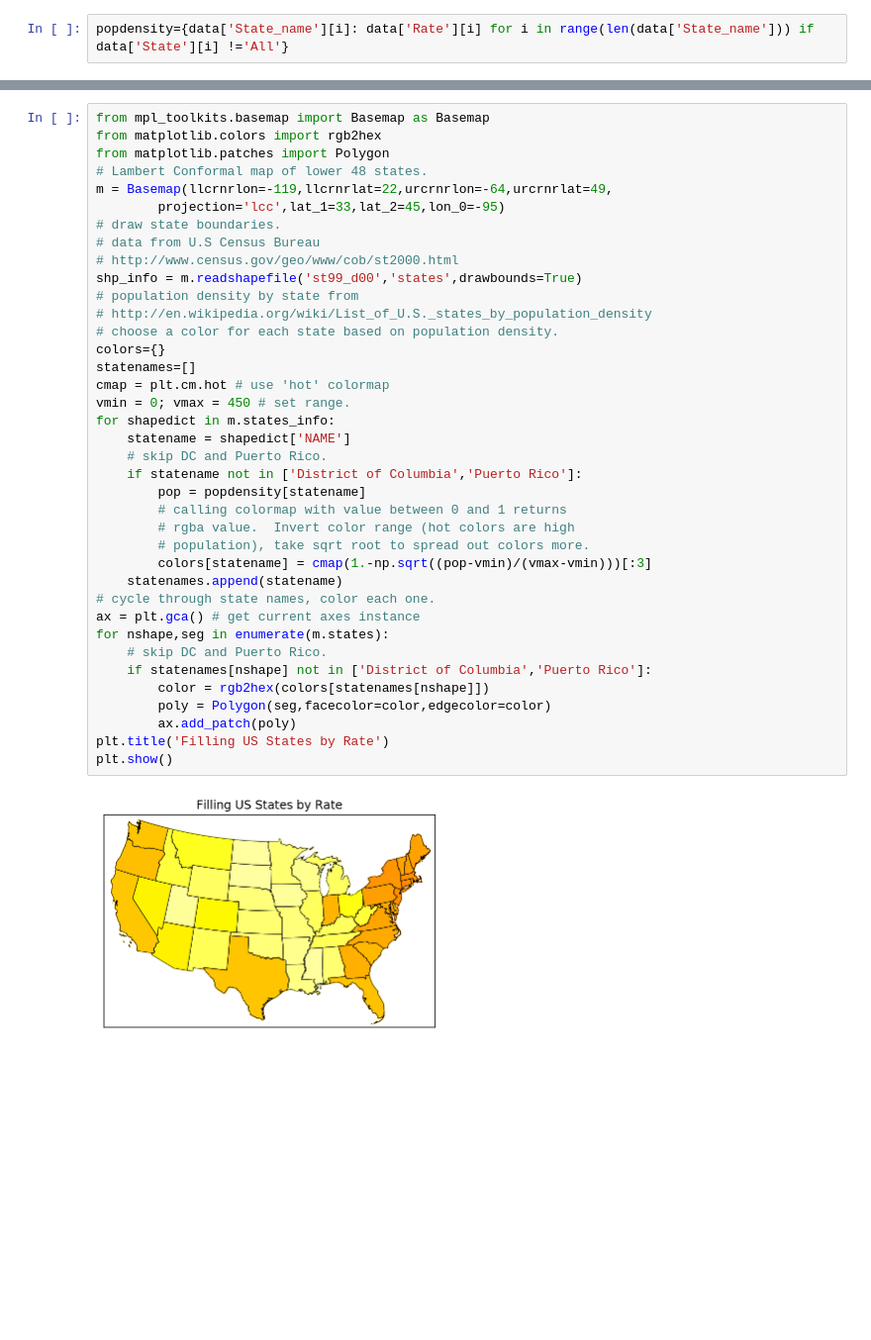
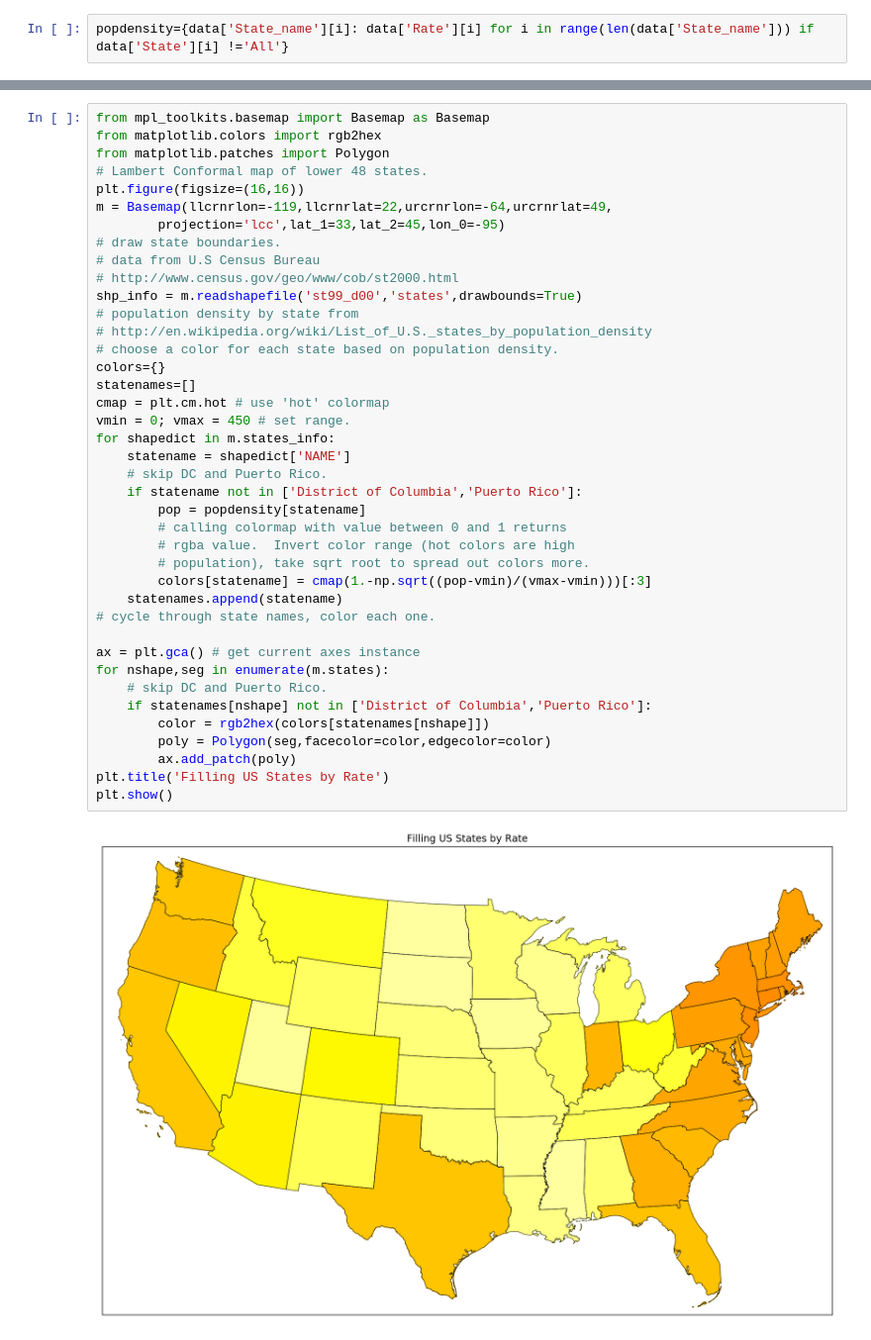
Before and after one commit to ljiahest/GA_2017, a Jupyter notebook: project-02-v2-starter-code.ipynb, the cells around one changed output, grey strips where cells are left out. Shown at 99% size. Saved outputs shown, nothing was run; the diff lists cells and outputs as text; blank space fills up the shorter version.

```diff
--- a/project-02-v2-starter-code.ipynb
+++ b/project-02-v2-starter-code.ipynb
@@ -1015,6 +1007,7 @@ from mpl_toolkits.basemap import Basemap as Basemap
 from matplotlib.colors import rgb2hex
 from matplotlib.patches import Polygon
 # Lambert Conformal map of lower 48 states.
+plt.figure(figsize=(16,16))
 m = Basemap(llcrnrlon=-119,llcrnrlat=22,urcrnrlon=-64,urcrnrlat=49,
         projection='lcc',lat_1=33,lat_2=45,lon_0=-95)
 # draw state boundaries.
@@ -1022,31 +1015,32 @@ m = Basemap(llcrnrlon=-119,llcrnrlat=22,urcrnrlon=-64,urcrnrlat=49,
 # http://www.census.gov/geo/www/cob/st2000.html
 shp_info = m.readshapefile('st99_d00','states',drawbounds=True)
 # population density by state from
 # http://en.wikipedia.org/wiki/List_of_U.S._states_by_population_density
 # choose a color for each state based on population density.
 colors={}
 statenames=[]
 cmap = plt.cm.hot # use 'hot' colormap
 vmin = 0; vmax = 450 # set range.
 for shapedict in m.states_info:
     statename = shapedict['NAME']
     # skip DC and Puerto Rico.
     if statename not in ['District of Columbia','Puerto Rico']:
         pop = popdensity[statename]
         # calling colormap with value between 0 and 1 returns
         # rgba value.  Invert color range (hot colors are high
         # population), take sqrt root to spread out colors more.
         colors[statename] = cmap(1.-np.sqrt((pop-vmin)/(vmax-vmin)))[:3]
     statenames.append(statename)
 # cycle through state names, color each one.
+
 ax = plt.gca() # get current axes instance
 for nshape,seg in enumerate(m.states):
     # skip DC and Puerto Rico.
     if statenames[nshape] not in ['District of Columbia','Puerto Rico']:
         color = rgb2hex(colors[statenames[nshape]])
         poly = Polygon(seg,facecolor=color,edgecolor=color)
         ax.add_patch(poly)
 plt.title('Filling US States by Rate')
 plt.show()
 # %% [output]
-[figure, old version]
+[figure, new version]
```
Also changed, not shown: parts of 9 cells of this notebook.
